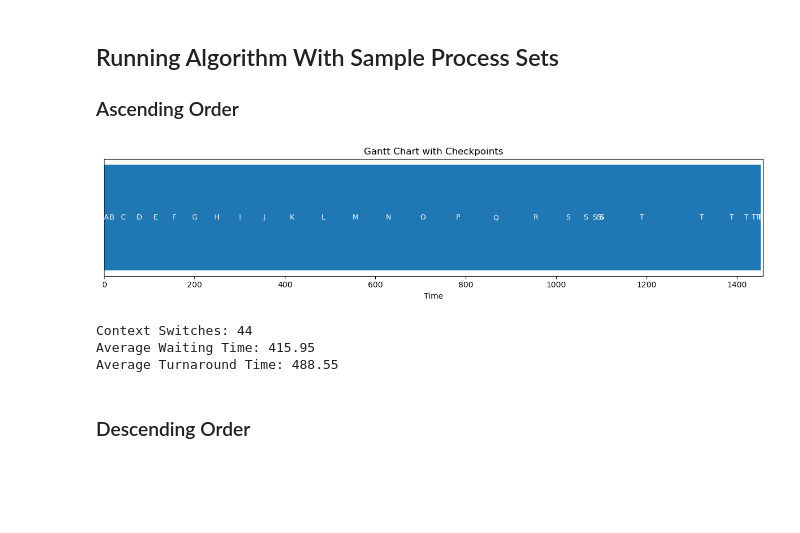
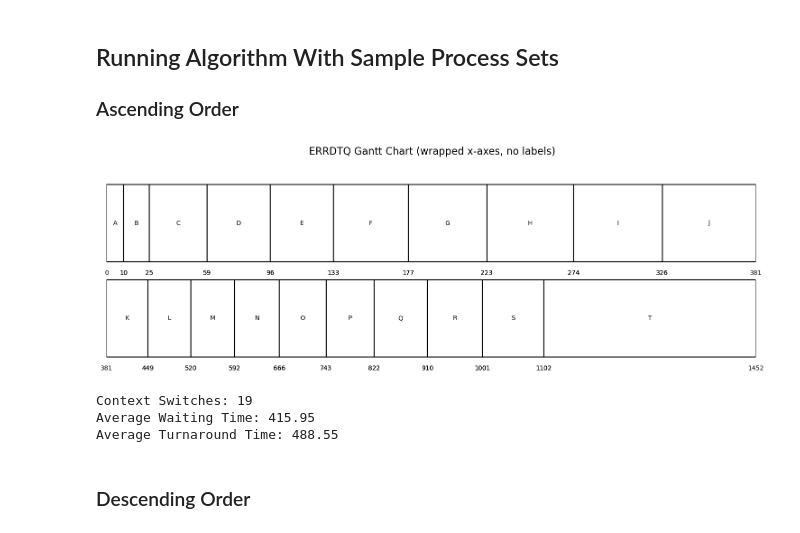
Before and after one commit to jaredR312/OS_project, a Jupyter notebook: Simulation.ipynb, the cells around one changed output. Cells and saved outputs as stored; diff of their text form; code cells hidden in the pictures; blank space fills up the shorter version.

Commit message:
Gantt Chart

```diff
--- a/Simulation.ipynb
+++ b/Simulation.ipynb
@@ -181,36 +232,36 @@ def enhanced_round_robin(processes):
 # %%
 processes = [
     Process('A', 0, 10),
     Process('B', 1, 15),
     Process('C', 2, 34),
     Process('D', 3, 37),
     Process('E', 4, 37),
     Process('F', 5, 44),
     Process('G', 6, 46),
     Process('H', 7, 51),
     Process('I', 8, 52),
     Process('J', 9, 55),
     Process('K', 10, 68),
     Process('L', 11, 71),
     Process('M', 12, 72),
     Process('N', 13, 74),
     Process('O', 14, 77),
     Process('P', 15, 79),
     Process('Q', 16, 88),
     Process('R', 17, 91),
     Process('S', 18, 101),
     Process('T', 19, 350),
 ]
 
 finished, timeline, cs = enhanced_round_robin(processes)
 avg_waiting, avg_turnaround = compute_metrics(finished)
-plot_gantt_chart(timeline)
+plot_gantt_charts(timeline, "Ascending Order")
 print("Context Switches:", cs)
 print("Average Waiting Time:", avg_waiting)
 print("Average Turnaround Time:", avg_turnaround)
 # %% [output]
-[figure, old version]
+[figure, new version]
-Context Switches: 44
+Context Switches: 19
 Average Waiting Time: 415.95
 Average Turnaround Time: 488.55
 # %% [markdown]
```
Also changed, not shown: parts of 3 cells of this notebook.
